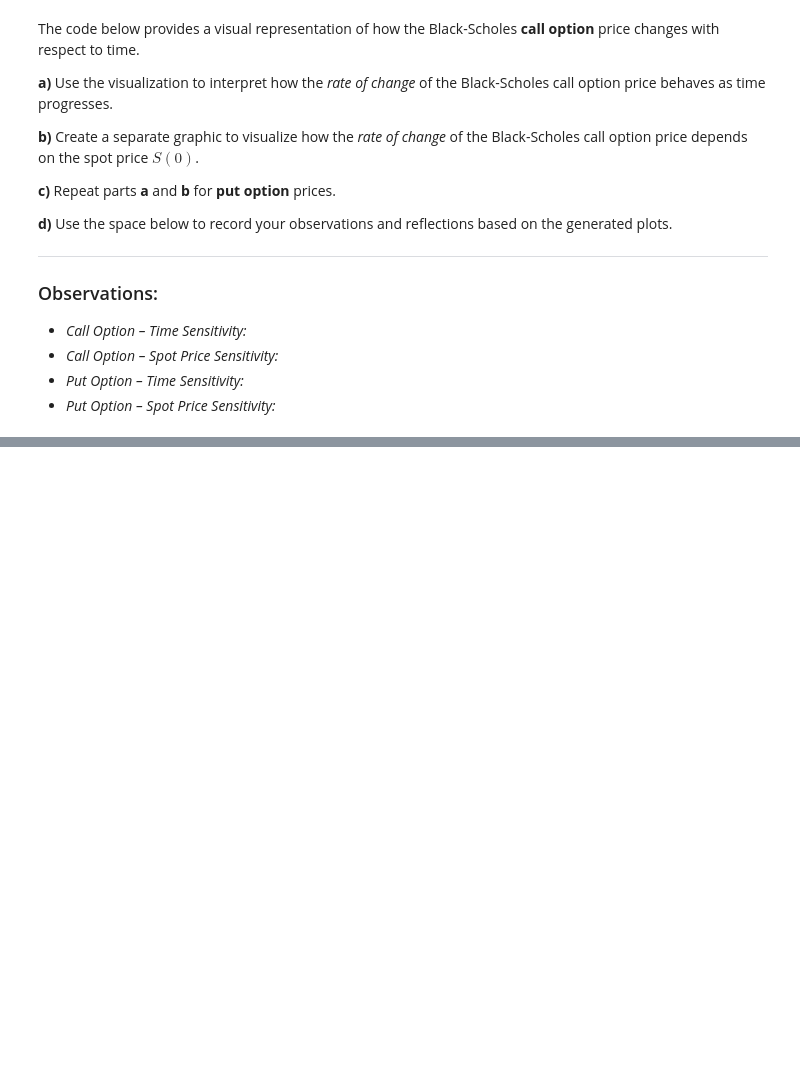
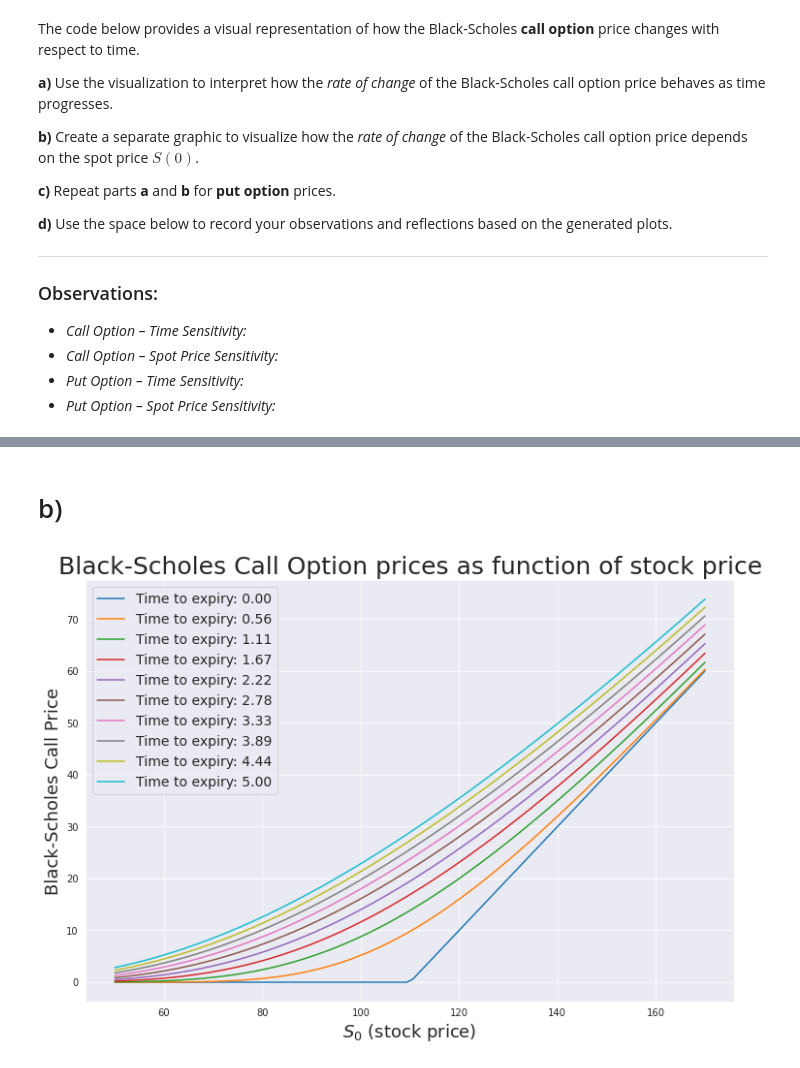
Before and after one commit to tdore738/Erdos_Inst_Quant_Fin_2025, a Jupyter notebook: Mini Projects/Mini Project 3.ipynb, the cells around one changed output, grey strips where cells are left out. Cells and saved outputs as stored; diff of their text form; code cells hidden in the pictures; blank space fills up the shorter version.

```diff
--- a/Mini Projects/Mini Project 3.ipynb
+++ b/Mini Projects/Mini Project 3.ipynb
@@ -93,0 +149,24 @@ plt.show()
+# %% [markdown]
+# b)
+# %%
+# S0 = 100
+S0 = np.linspace(50,170,100)
+K = 110
+sigma = .3
+times = np.linspace(0.0001, 5, 10)
+
+
+call_prices = [bs_call(S0,K,sigma, t = times[i]) for i in range(len(times))]
+
+
+plt.figure(figsize = (12,8))
+plt.title('Black-Scholes Call Option prices as function of stock price', size = 25)
+# plt.plot(times, call_prices)
+for i,c in enumerate(call_prices):
+    plt.plot(S0,c,label="Time to expiry: {:.2f}".format(times[i]))
+plt.xlabel(r'$S_0$ (stock price)',size=18)
+plt.ylabel('Black-Scholes Call Price',size=18)
+plt.legend(loc='best',fontsize=14)
+plt.show()
+# %% [output]
+[figure, added]
```
Also changed, not shown: parts of 14 cells of this notebook.
